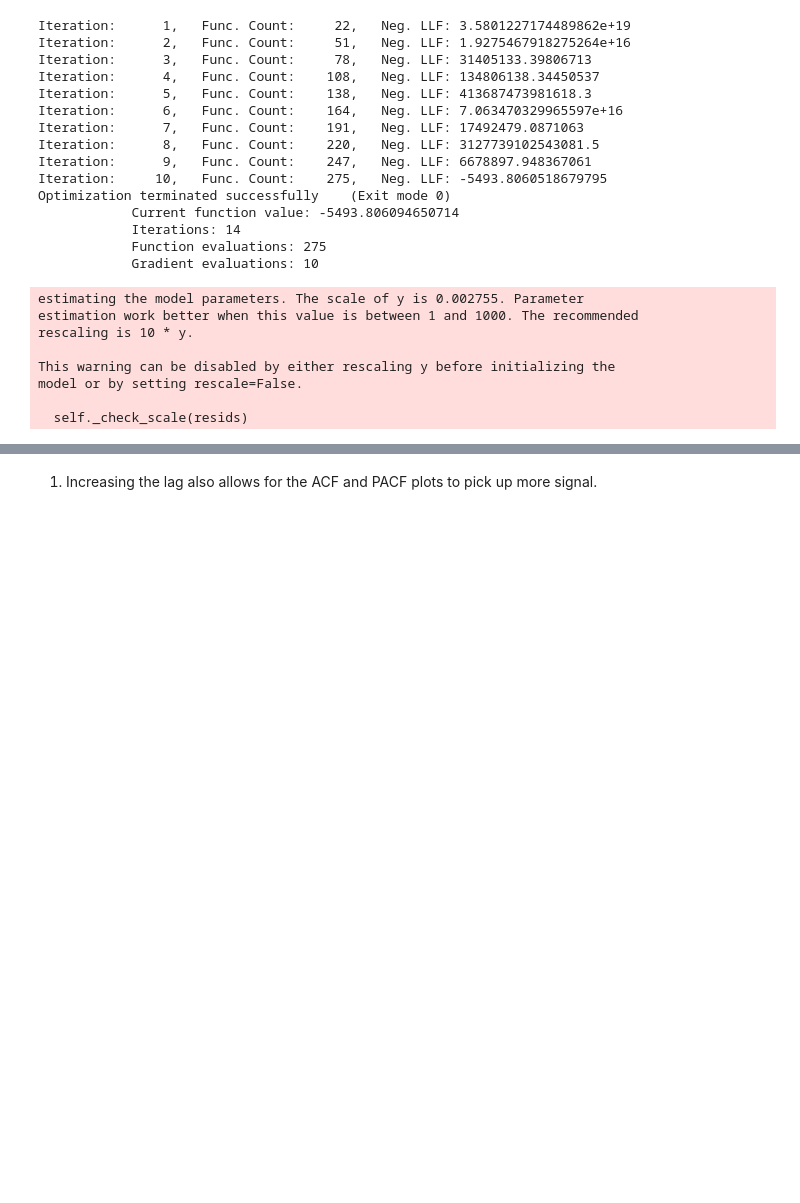
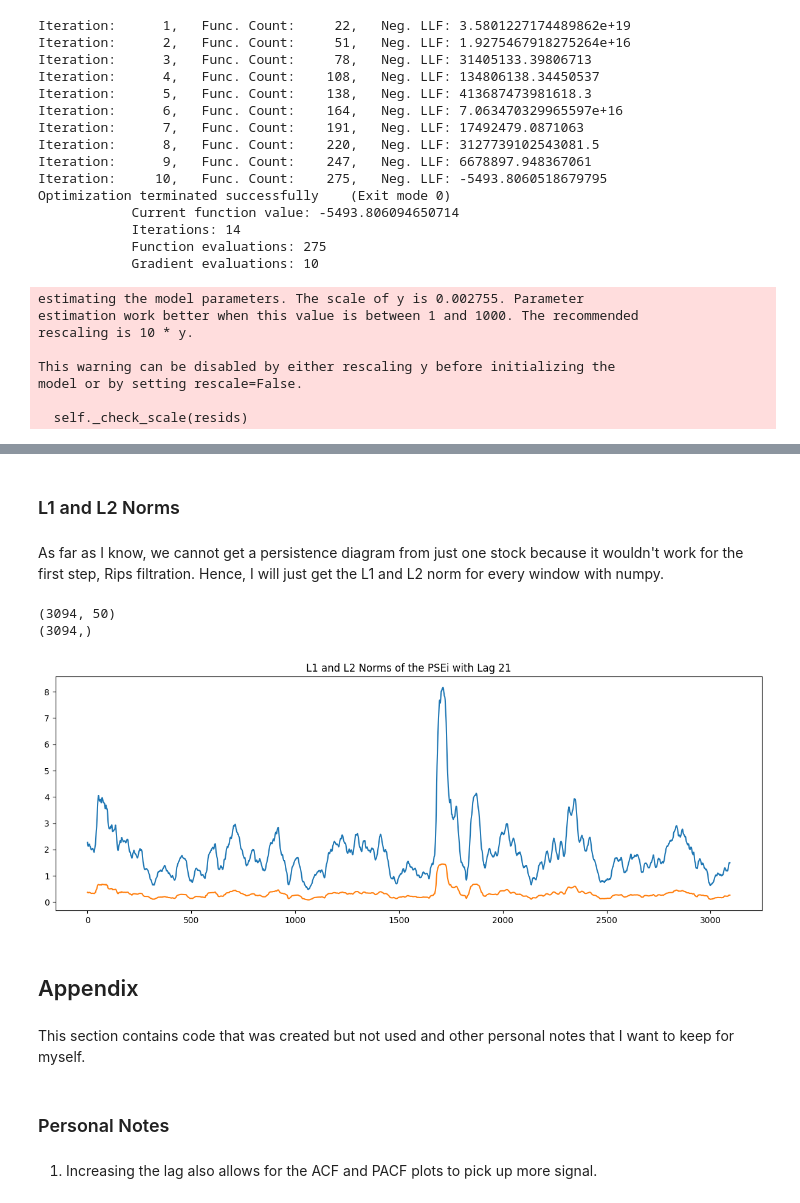
Before and after one commit to donnafaithhh/GARCH-PSEi, a Jupyter notebook: simulation.ipynb, the cells around one changed output, grey strips where cells are left out. Drawn from its saved outputs; the diff is of its cells as text; code cells hidden in the pictures; blank space fills up the shorter version.

Commit message:
done l1 l2 norms

```diff
--- a/simulation.ipynb
+++ b/simulation.ipynb
@@ -283,0 +305,4 @@ plt.show()
+# %%
+train, test = create_xy(log_returns, 50, 1)
+print(train.shape)
+print(test.shape)
@@ -283,0 +328,34 @@ plt.show()
+# %% [markdown]
+### L1 and L2 Norms
+# %% [markdown]
+As far as I know, we cannot get a persistence diagram from just one stock because it wouldn't work for the first step, Rips filtration.
+Hence, I will just get the L1 and L2 norm for every window with numpy.
+# %%
+print(train.shape)
+print(log_returns[:len(train)].shape)
+# %% [output]
+(3094, 50)
+(3094,)
+# %%
+# get the norms
+l1_norms = []
+l2_norms = []
+dates = log_returns[:len(train)].index
+for i in range(len(train)):
+    l1 = np.linalg.norm(train[i], ord=1)
+    l2 = np.linalg.norm(train[i], ord=2)
+    l1_norms.append(l1)
+    l2_norms.append(l2)
+
+# plot the landscapes
+plt.figure(figsize=(15, 5))
+plt.plot(l1_norms, label='L1 Norms')
+plt.plot(l2_norms, label='L2 Norms')
+plt.title(f'L1 and L2 Norms of the PSEi with Lag {tau_val}')
+plt.show()
+# %% [output]
+[figure, added]
+# %% [markdown]
+## Appendix
+# %% [markdown]
+This section contains code that was created but not used and other personal notes that I want to keep for myself.
@@ -284,2 +373,4 @@ plt.show()
+# %% [markdown]
+### Personal Notes
 # %% [markdown]
 1. Increasing the lag also allows for the ACF and PACF plots to pick up more signal.
```
Also changed, not shown: parts of 9 cells of this notebook.
